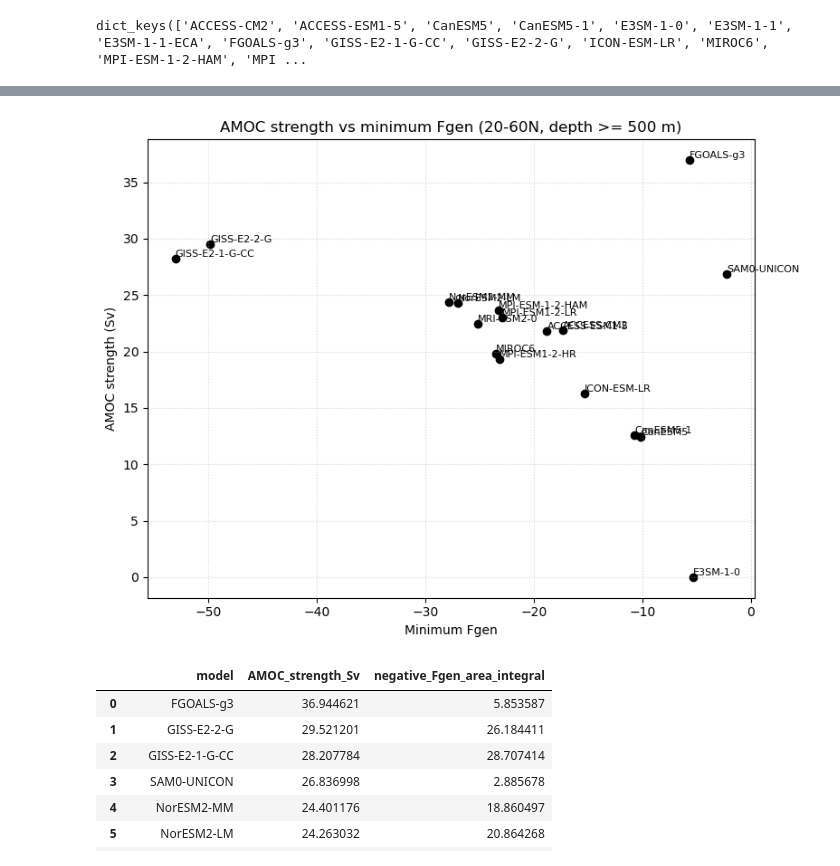
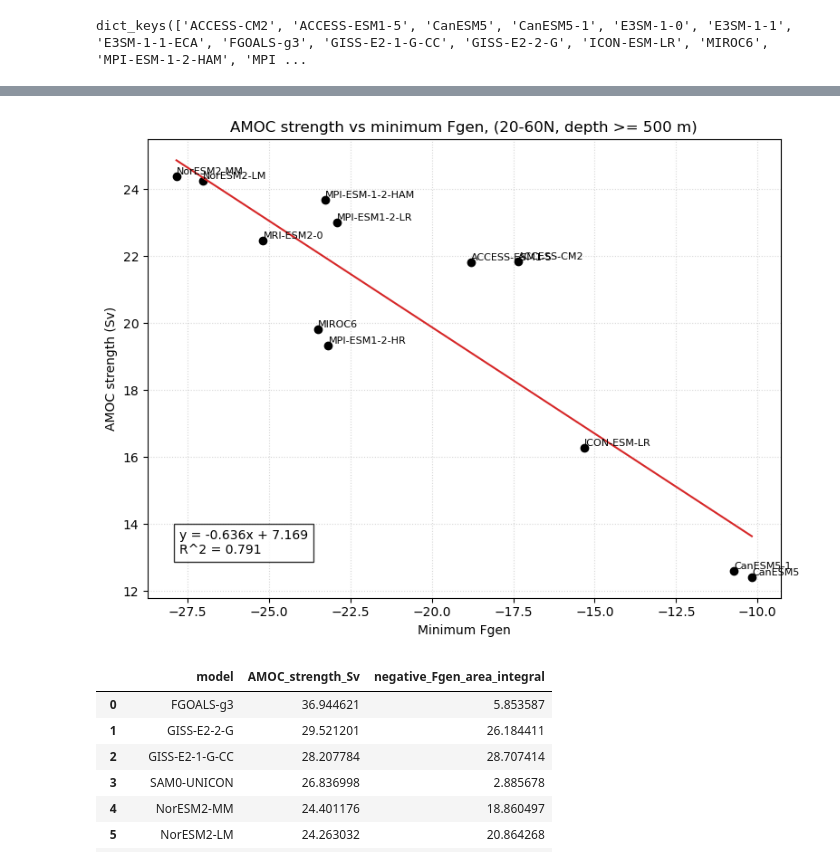
Before and after one commit to xuxingcheng/AMOC-Model-Performance-Analysis, a Jupyter notebook: scripts/FgenEvaluation/AMOC_evaluation.ipynb, the cells around one changed output, grey strips where cells are left out. Saved outputs shown, nothing was run; the diff lists cells and outputs as text; code cells hidden in the pictures.

Commit message:
applied linear regression + removed outliers

```diff
--- a/scripts/FgenEvaluation/AMOC_evaluation.ipynb
+++ b/scripts/FgenEvaluation/AMOC_evaluation.ipynb
@@ -9,4 +9,17 @@ import numpy as np
 import pandas
 import xarray as xr
 from xarray.coding.variables import SerializationWarning
+# %%
+warnings.filterwarnings("ignore", category=SerializationWarning)
+
+data_dir = Path("/glade/work/stevenxu/AMOC_models/downloads")
+fgen_path = Path("/glade/work/stevenxu/AMOC_models/Fgen_Allmodels_streaming.pkl")
+
+last_n_years = 30
+lat_bounds = (20, 60)
+min_depth = 500
+excluded_models = {"FGOALS-g3", "SAM0-UNICON", "E3SM-1-0", "GISS-E2-1-G-CC", "GISS-E2-2-G"}
+target_models = None  # e.g. ["CanESM5", "GISS-E2-1-G-CC"]
+
+time_range_pattern = re.compile(r"_(?P<start>\d{6})-(?P<end>\d{6})\.nc$")
 # %%
@@ -283,5 +276,5 @@ amoc_summary
 # %%
-for model, mean_field in amoc_climatology_dict.items():
+"""for model, mean_field in amoc_climatology_dict.items():
     plot_limit = float(np.nanmax(np.abs(mean_field.values)))
     if not np.isfinite(plot_limit) or plot_limit == 0:
         plot_limit = 1.0
@@ -313,5 +306,5 @@ for model, mean_field in amoc_climatology_dict.items():
         f"{model} AMOC ({amoc_strength(mean_field, lat_bounds=lat_bounds, min_depth=min_depth):.2f} Sv)"
     )
     plt.tight_layout()
-    plt.show()
+    plt.show()"""
 # %% [output]
@@ -403,27 +366,56 @@ Only in Fgen: ['CAS-ESM2-0', 'FGOALS-f3-L']
 # %%
+amoc_fgen_regression = amoc_fgen_summary[
+    ~amoc_fgen_summary["model"].isin(excluded_models)
+].copy()
+
+slope, intercept, r_squared = linear_regression_with_r_squared(
+    amoc_fgen_regression["Fgen_min"],
+    amoc_fgen_regression["AMOC_strength_Sv"],
+)
+
+x_line = np.linspace(
+    amoc_fgen_regression["Fgen_min"].min(),
+    amoc_fgen_regression["Fgen_min"].max(),
+    200,
+)
+
 plt.figure(figsize=(8, 6))
-plt.scatter(amoc_fgen_summary["Fgen_min"], amoc_fgen_summary["AMOC_strength_Sv"], color="black")
+plt.scatter(
+    amoc_fgen_regression["Fgen_min"],
+    amoc_fgen_regression["AMOC_strength_Sv"],
+    color="black",
+)
+plt.plot(x_line, slope * x_line + intercept, color="tab:red")
 
-for _, row in amoc_fgen_summary.iterrows():
+for _, row in amoc_fgen_regression.iterrows():
     plt.text(
         row["Fgen_min"],
         row["AMOC_strength_Sv"],
         row["model"],
         fontsize=8,
         ha="left",
         va="bottom",
     )
 
+plt.text(
+    0.05,
+    0.15,
+    f"y = {slope:.3f}x + {intercept:.3f}\nR^2 = {r_squared:.3f}",
+    transform=plt.gca().transAxes,
+    va="top",
+    bbox={"facecolor": "white", "alpha": 0.8},
+)
+
 plt.xlabel("Minimum Fgen")
 plt.ylabel("AMOC strength (Sv)")
 plt.title(
-    f"AMOC strength vs minimum Fgen ({lat_bounds[0]}-{lat_bounds[1]}N, depth >= {min_depth} m)"
+    f"AMOC strength vs minimum Fgen, ({lat_bounds[0]}-{lat_bounds[1]}N, depth >= {min_depth} m)"
 )
 plt.grid(True, linestyle=":", alpha=0.5)
 plt.tight_layout()
 plt.show()
 # %% [output]
-[figure, old version]
+[figure, new version]
 # %%
 amoc_fgen_negative_area_rows = []
 
```
Also changed, not shown: parts of 7 cells of this notebook.
